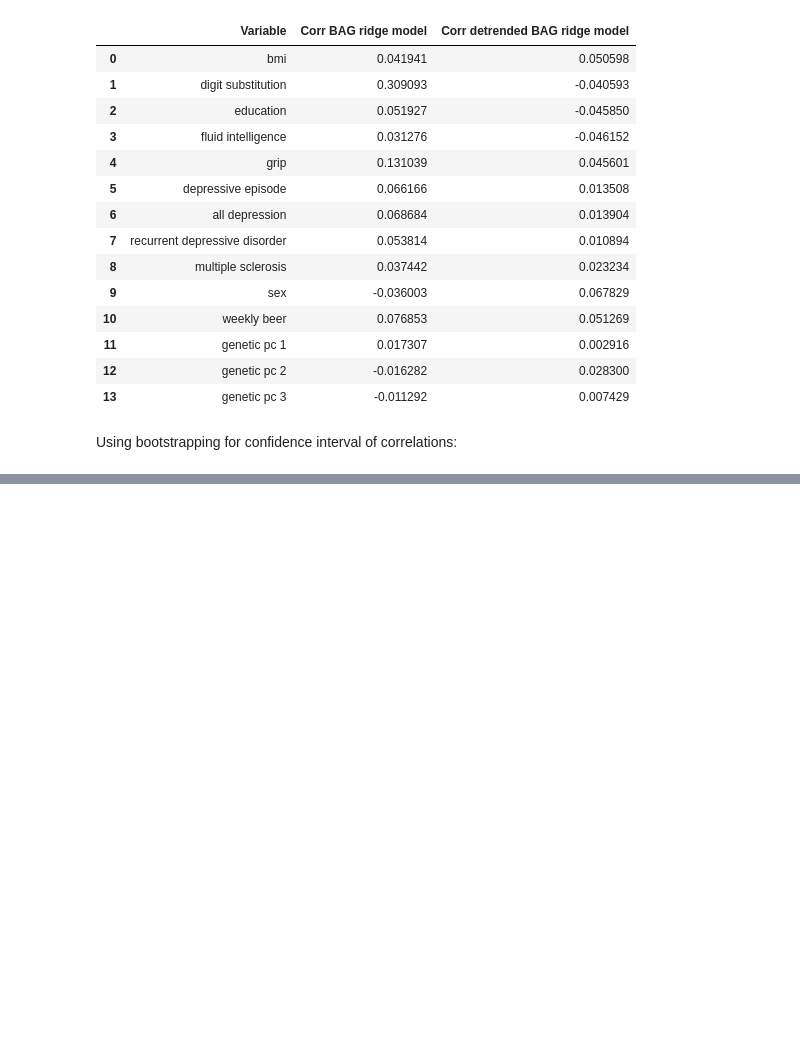
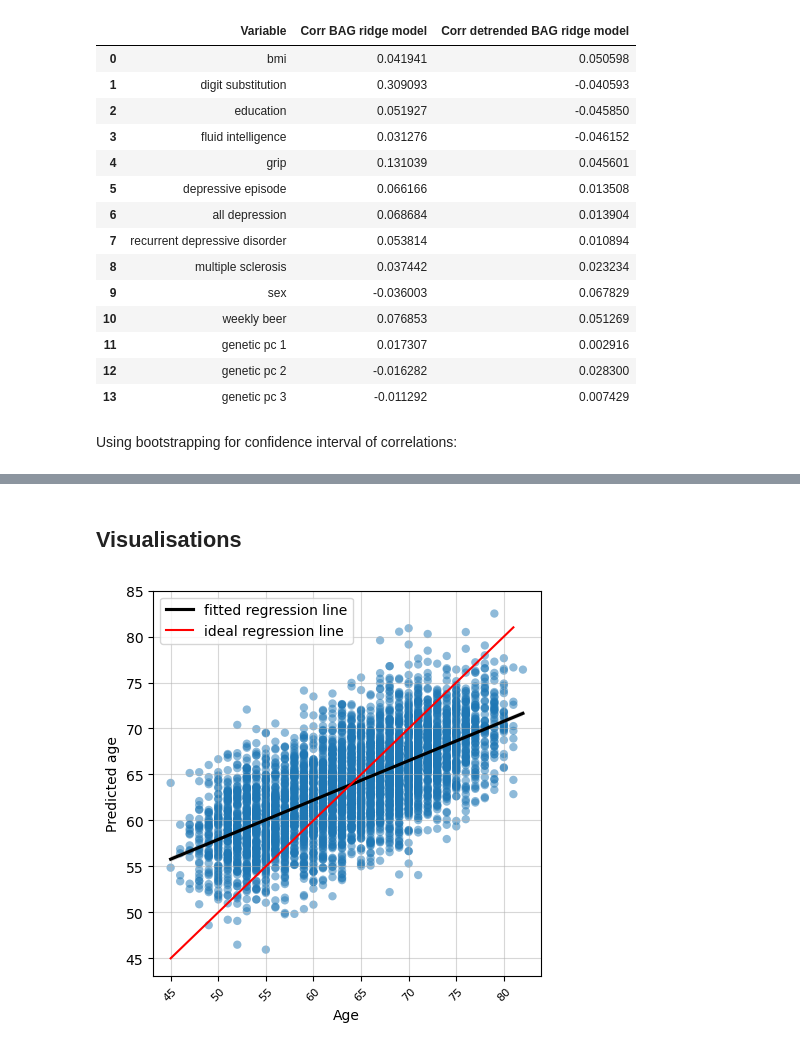
Before and after one commit to laura-riedel/brain_age_1D-CNN, a Jupyter notebook: src/schaefer_fc_matrix/ridge_brain_age_gaps.ipynb, the cells around one changed output, grey strips where cells are left out. Saved outputs shown, nothing was run; the diff lists cells and outputs as text; code cells hidden in the pictures; blank space fills up the shorter version.

Commit message:
chore: first final visualisations

```diff
--- a/src/schaefer_fc_matrix/ridge_brain_age_gaps.ipynb
+++ b/src/schaefer_fc_matrix/ridge_brain_age_gaps.ipynb
@@ -110,0 +148,2 @@ variables_corrs_bs
+# %% [markdown]
+## Visualisations
@@ -110,0 +154,21 @@ variables_corrs_bs
+# %%
+fig, axes = plt.subplots(1,figsize=(5, 5))
+# bag plots
+axes.scatter(data_overview_heldout['age'], data_overview_heldout['predicted_age_ridge'],
+             alpha=0.5, edgecolors='none')
+sns.regplot(data=data_overview_heldout, x='age', y='predicted_age_ridge',
+            ax=axes, scatter=False, fit_reg=True, ci=95, color='black', label='fitted regression line')
+x = np.arange(45,82)
+y = np.arange(45,82)
+axes.plot(x,y, color='#FF0000', linestyle='-', zorder=2, label='ideal regression line')
+axes.set(ylabel='Predicted age',
+       yticks=[45,50,55,60,65,70,75,80,85],
+       xlabel='Age'
+      )
+axes.tick_params(axis="x", labelsize=8, labelrotation=45)
+axes.legend(loc='upper left')
+axes.grid(alpha=0.5)
+# plt.savefig(fig_path+'age_pred_age_ridge.pdf', bbox_inches='tight')
+fig.show()
+# %% [output]
+[figure, added]
```
Also changed, not shown: parts of 8 cells of this notebook, 1 other file.
